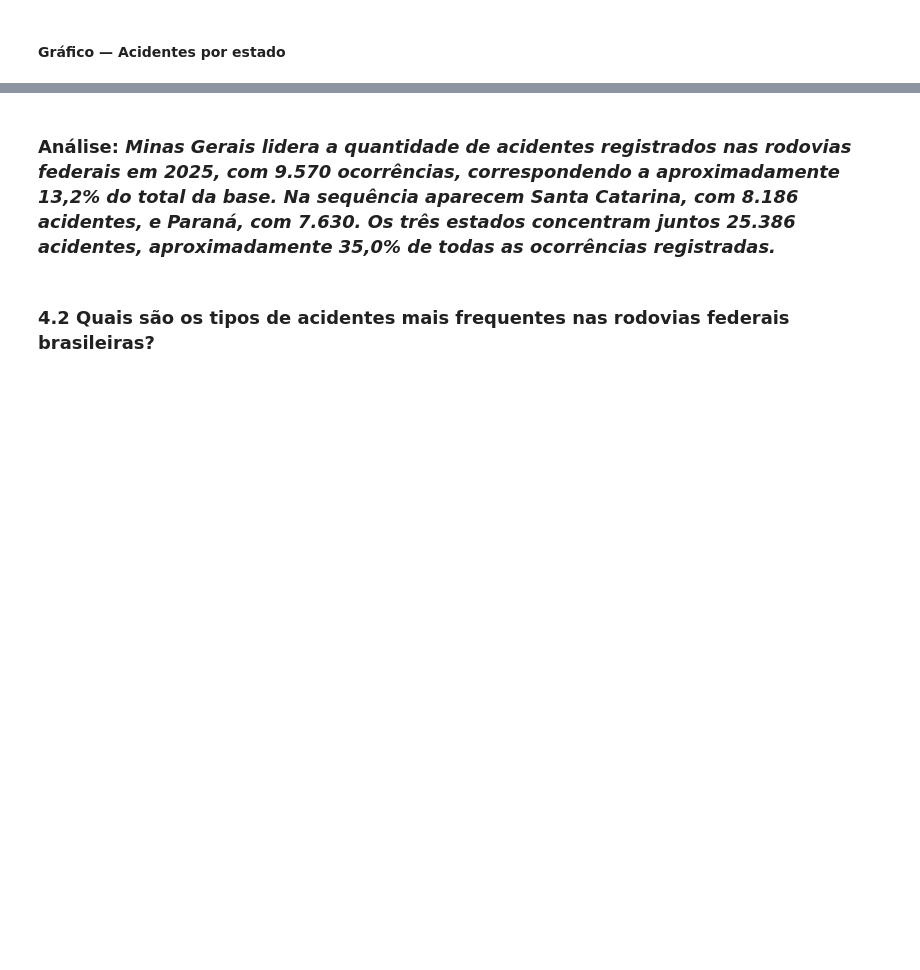
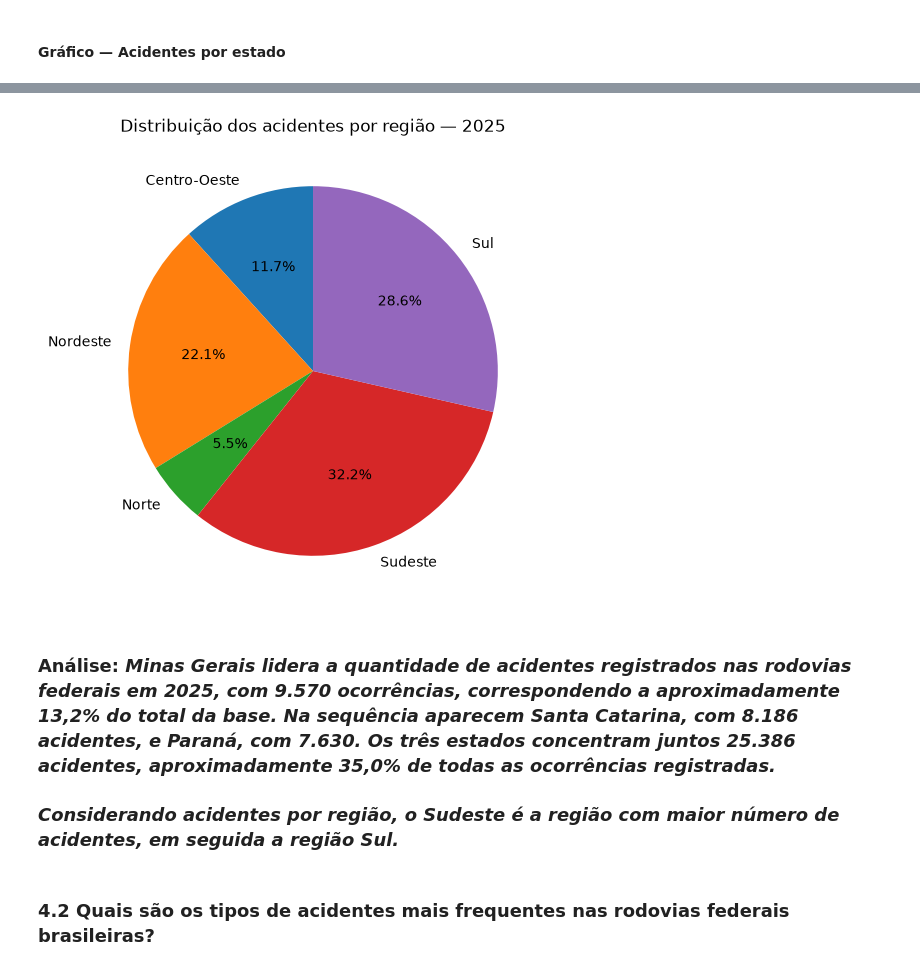
Before and after one commit to amalicef-sys/Projeto-Caixaverso-2026, a Jupyter notebook: notebook/analise_acidentes_2025.ipynb, the cells around one changed output, grey strips where cells are left out. Cells and saved outputs as stored; diff of their text form; code cells hidden in the pictures; blank space fills up the shorter version.

```diff
--- a/notebook/analise_acidentes_2025.ipynb
+++ b/notebook/analise_acidentes_2025.ipynb
@@ -2377,5 +2318,20 @@ plt.show()
+# %%
+acidentes_regiao = df.groupby("regiao_brasil")["id"].count()
+
+plt.figure(figsize=(6, 6))
+plt.pie(
+    acidentes_regiao,
+    labels=acidentes_regiao.index,
+    autopct="%1.1f%%",
+    startangle=90
+)
+plt.title("Distribuição dos acidentes por região — 2025")
+plt.show()
+# %% [output]
+[figure, added]
 # %% [markdown]
 ### **Análise:** *Minas Gerais lidera a quantidade de acidentes registrados nas rodovias federais em 2025, com 9.570 ocorrências, correspondendo a aproximadamente 13,2% do total da base. Na sequência aparecem Santa Catarina, com 8.186 acidentes, e Paraná, com 7.630. Os três estados concentram juntos 25.386 acidentes, aproximadamente 35,0% de todas as ocorrências registradas.*
+### *Considerando acidentes por região, o Sudeste é a região com maior número de acidentes, em seguida a região Sul.*
 # %% [markdown]
 ### **4.2 Quais são os tipos de acidentes mais frequentes nas rodovias federais brasileiras?**
 # %%
```
Also changed, not shown: parts of 13 cells of this notebook, 1 other file.
